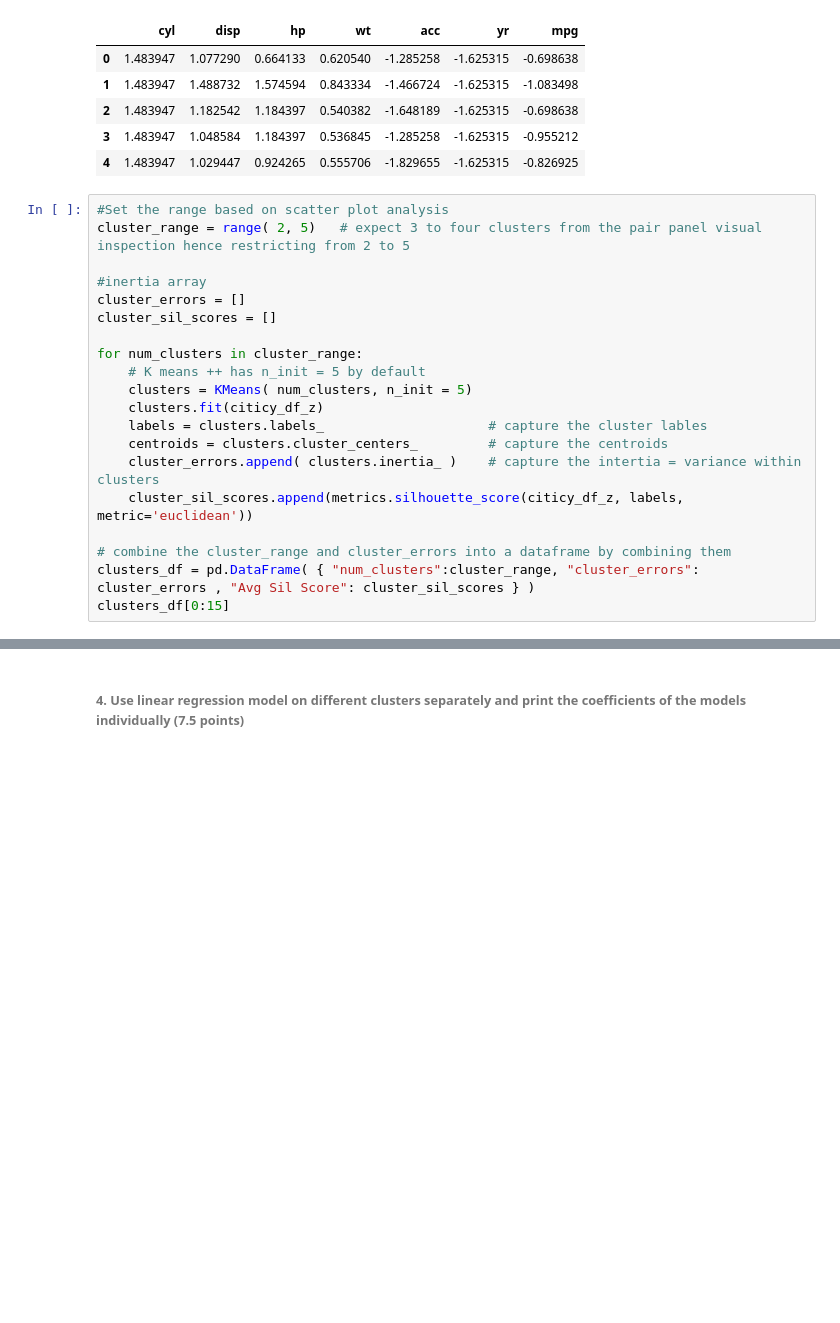
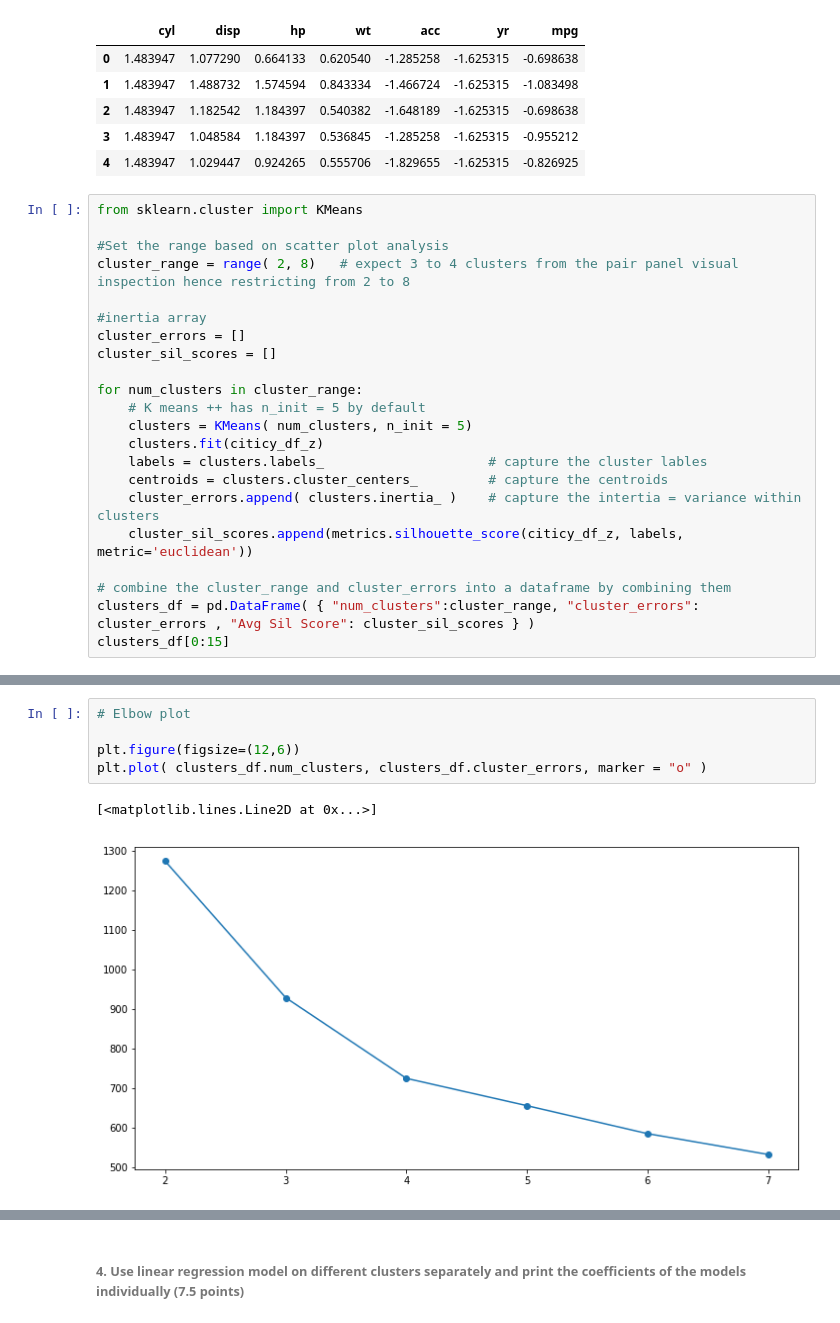
Before and after one commit to GreatLearningAIML1/bangalore-november-2018-batch-dsmithun, a Jupyter notebook: Unsupervised Learning_R4_Project1_Car mpg.ipynb, the cells around one changed output, grey strips where cells are left out. Saved outputs shown, nothing was run; the diff lists cells and outputs as text; blank space fills up the shorter version.

```diff
--- a/Unsupervised Learning_R4_Project1_Car mpg.ipynb
+++ b/Unsupervised Learning_R4_Project1_Car mpg.ipynb
@@ -176,8 +176,10 @@ citicy_df_z.head()
 | 3 | 1.483947 | 1.048584 | 1.184397 | 0.536845 | -1.285258 | -1.625315 | -0.955212 |
 | 4 | 1.483947 | 1.029447 | 0.924265 | 0.555706 | -1.829655 | -1.625315 | -0.826925 |
 # %%
+from sklearn.cluster import KMeans
+
 #Set the range based on scatter plot analysis
-cluster_range = range( 2, 5)   # expect 3 to four clusters from the pair panel visual inspection hence restricting from 2 to 5
+cluster_range = range( 2, 8)   # expect 3 to 4 clusters from the pair panel visual inspection hence restricting from 2 to 8
 
 #inertia array
 cluster_errors = []
@@ -197,0 +208,8 @@ clusters_df[0:15]
+# %%
+# Elbow plot
+
+plt.figure(figsize=(12,6))
+plt.plot( clusters_df.num_clusters, clusters_df.cluster_errors, marker = "o" )
+# %% [output]
+[<matplotlib.lines.Line2D at 0x...>]
+[figure, added]
```
Also changed, not shown: parts of 72 cells of this notebook.
